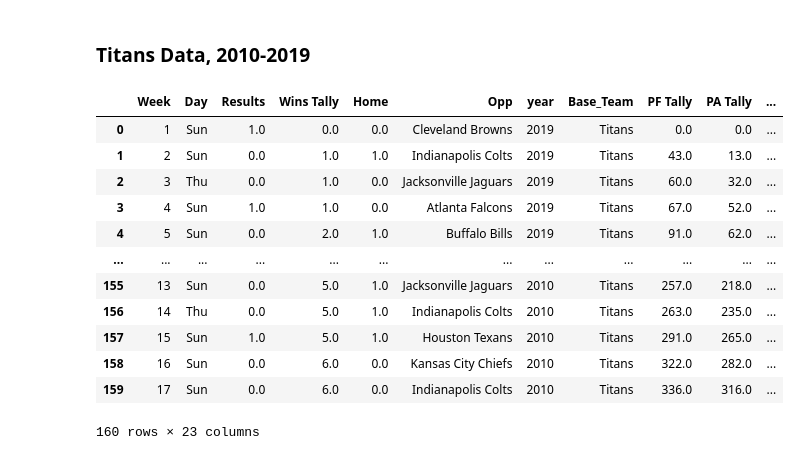
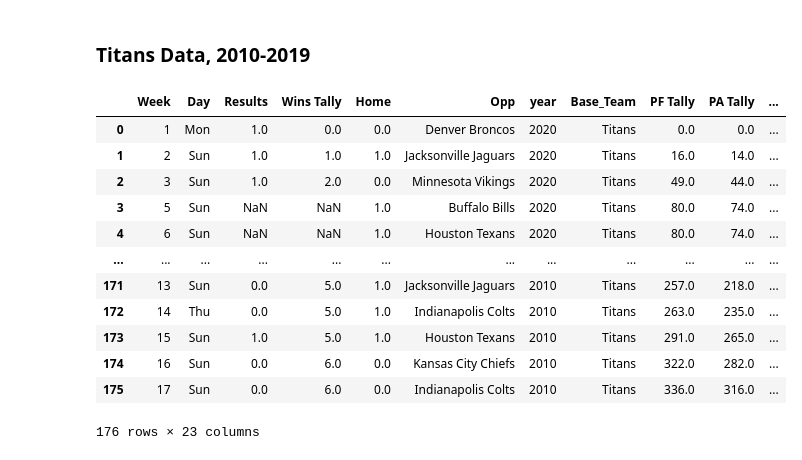
Before and after one commit to amnichols93/final_project, a Jupyter notebook: compiling.ipynb, the cells around one changed output. Cells and saved outputs as stored; diff of their text form; code cells hidden in the pictures.

```diff
--- a/compiling.ipynb
+++ b/compiling.ipynb
@@ -228,7 +80,7 @@ def yearly_data(df, year, HC2_range=0, QB2_range=0, HC='', HC2='none', OC='', DC
     if QB2 == 'none':
         pass
     else:
-        df.loc[df['Week'] == QB2_range, 'Head_Coach'] = QB2
+        df.loc[df['Week'] == QB2_range, 'QB'] = QB2
 
     df = df[df['Week'] <= 17]
 
@@ -3905,6 +4012,7 @@ titans_df2016 = pd.read_csv('Resources/Titans_Raw/titans_sportsref_download2016.
 titans_df2017 = pd.read_csv('Resources/Titans_Raw/titans_sportsref_download2017.csv')
 titans_df2018 = pd.read_csv('Resources/Titans_Raw/titans_sportsref_download2018.csv')
 titans_df2019 = pd.read_csv('Resources/Titans_Raw/titans_sportsref_download2019.csv')
+titans_2020 = pd.read_csv('Resources/2020data/titans_sportsref_download2020.csv')
 
 titans_df2010 = yearly_data(df=titans_df2010, year=2010,
                         HC='Jeff Fisher',
@@ -3973,45 +4081,52 @@ titans_df2018 = yearly_data(df=titans_df2018, year=2018,
                         HC='Mike Vrabel',
                         OC='Matt LaFleur',
                         DC='Dean Pees',
                         QB='Marcus Mariota',
                         QB2='Blaine Gabbert',QB2_range=range(2,4,1))
 titans_df2018.loc[titans_df2018['Week'] == 17, 'QB'] = "Blaine Gabbert"
 
 titans_df2019 = yearly_data(df=titans_df2019, year=2019,
                         HC='Mike Vrabel',
                         OC='Arthur Smith',
                         DC='Dean Pees',
                         QB='Ryan Tannehill',
                         QB2='Marcus Mariota',QB2_range=range(1,7,1))
 
+titans_2020 = yearly_data(df=titans_2020, year=2020,
+                        HC='Mike Vrabel',
+                        OC='Arthur Smith',
+                        DC='Mike Vrabel',
+                        QB='Ryan Tannehill')
+
 # Make master dataframe for team
-titans_df = titans_df2019.append(titans_df2018, ignore_index=True)
+titans_df = titans_2020.append(titans_df2019, ignore_index=True)
+titans_df = titans_df.append(titans_df2018, ignore_index=True)
 titans_df = titans_df.append(titans_df2017, ignore_index=True)
 titans_df = titans_df.append(titans_df2016, ignore_index=True)
 titans_df = titans_df.append(titans_df2015, ignore_index=True)
 titans_df = titans_df.append(titans_df2014, ignore_index=True)
 titans_df = titans_df.append(titans_df2013, ignore_index=True)
 titans_df = titans_df.append(titans_df2012, ignore_index=True)
 titans_df = titans_df.append(titans_df2011, ignore_index=True)
 titans_df = titans_df.append(titans_df2010, ignore_index=True)
 
 titans_df['Base_Team'] = 'Titans'
 titans_df = titans_df.sort_values(by=['year', 'Week'], ascending=[False, True])
 
 titans_df
 # %% [output]
 |  | Week | Day | Results | Wins Tally | Home | Opp | year | Base_Team | PF Tally | PA Tally | ... |
-| 0 | 1 | Sun | 1.0 | 0.0 | 0.0 | Cleveland Browns | 2019 | Titans | 0.0 | 0.0 | ... |
-| 1 | 2 | Sun | 0.0 | 1.0 | 1.0 | Indianapolis Colts | 2019 | Titans | 43.0 | 13.0 | ... |
-| 2 | 3 | Thu | 0.0 | 1.0 | 0.0 | Jacksonville Jaguars | 2019 | Titans | 60.0 | 32.0 | ... |
-| 3 | 4 | Sun | 1.0 | 1.0 | 0.0 | Atlanta Falcons | 2019 | Titans | 67.0 | 52.0 | ... |
-| 4 | 5 | Sun | 0.0 | 2.0 | 1.0 | Buffalo Bills | 2019 | Titans | 91.0 | 62.0 | ... |
+| 0 | 1 | Mon | 1.0 | 0.0 | 0.0 | Denver Broncos | 2020 | Titans | 0.0 | 0.0 | ... |
+| 1 | 2 | Sun | 1.0 | 1.0 | 1.0 | Jacksonville Jaguars | 2020 | Titans | 16.0 | 14.0 | ... |
+| 2 | 3 | Sun | 1.0 | 2.0 | 0.0 | Minnesota Vikings | 2020 | Titans | 49.0 | 44.0 | ... |
+| 3 | 5 | Sun | NaN | NaN | 1.0 | Buffalo Bills | 2020 | Titans | 80.0 | 74.0 | ... |
+| 4 | 6 | Sun | NaN | NaN | 1.0 | Houston Texans | 2020 | Titans | 80.0 | 74.0 | ... |
 | ... | ... | ... | ... | ... | ... | ... | ... | ... | ... | ... | ... |
-| 155 | 13 | Sun | 0.0 | 5.0 | 1.0 | Jacksonville Jaguars | 2010 | Titans | 257.0 | 218.0 | ... |
-| 156 | 14 | Thu | 0.0 | 5.0 | 1.0 | Indianapolis Colts | 2010 | Titans | 263.0 | 235.0 | ... |
-| 157 | 15 | Sun | 1.0 | 5.0 | 1.0 | Houston Texans | 2010 | Titans | 291.0 | 265.0 | ... |
-| 158 | 16 | Sun | 0.0 | 6.0 | 0.0 | Kansas City Chiefs | 2010 | Titans | 322.0 | 282.0 | ... |
-| 159 | 17 | Sun | 0.0 | 6.0 | 0.0 | Indianapolis Colts | 2010 | Titans | 336.0 | 316.0 | ... |
+| 171 | 13 | Sun | 0.0 | 5.0 | 1.0 | Jacksonville Jaguars | 2010 | Titans | 257.0 | 218.0 | ... |
+| 172 | 14 | Thu | 0.0 | 5.0 | 1.0 | Indianapolis Colts | 2010 | Titans | 263.0 | 235.0 | ... |
+| 173 | 15 | Sun | 1.0 | 5.0 | 1.0 | Houston Texans | 2010 | Titans | 291.0 | 265.0 | ... |
+| 174 | 16 | Sun | 0.0 | 6.0 | 0.0 | Kansas City Chiefs | 2010 | Titans | 322.0 | 282.0 | ... |
+| 175 | 17 | Sun | 0.0 | 6.0 | 0.0 | Indianapolis Colts | 2010 | Titans | 336.0 | 316.0 | ... |
-160 rows × 23 columns
+176 rows × 23 columns
 # %%
 titans_df.to_csv('Resources/indv_team_csvs/titans.csv')
```
Also changed, not shown: parts of 45 cells of this notebook, 52 other files.
